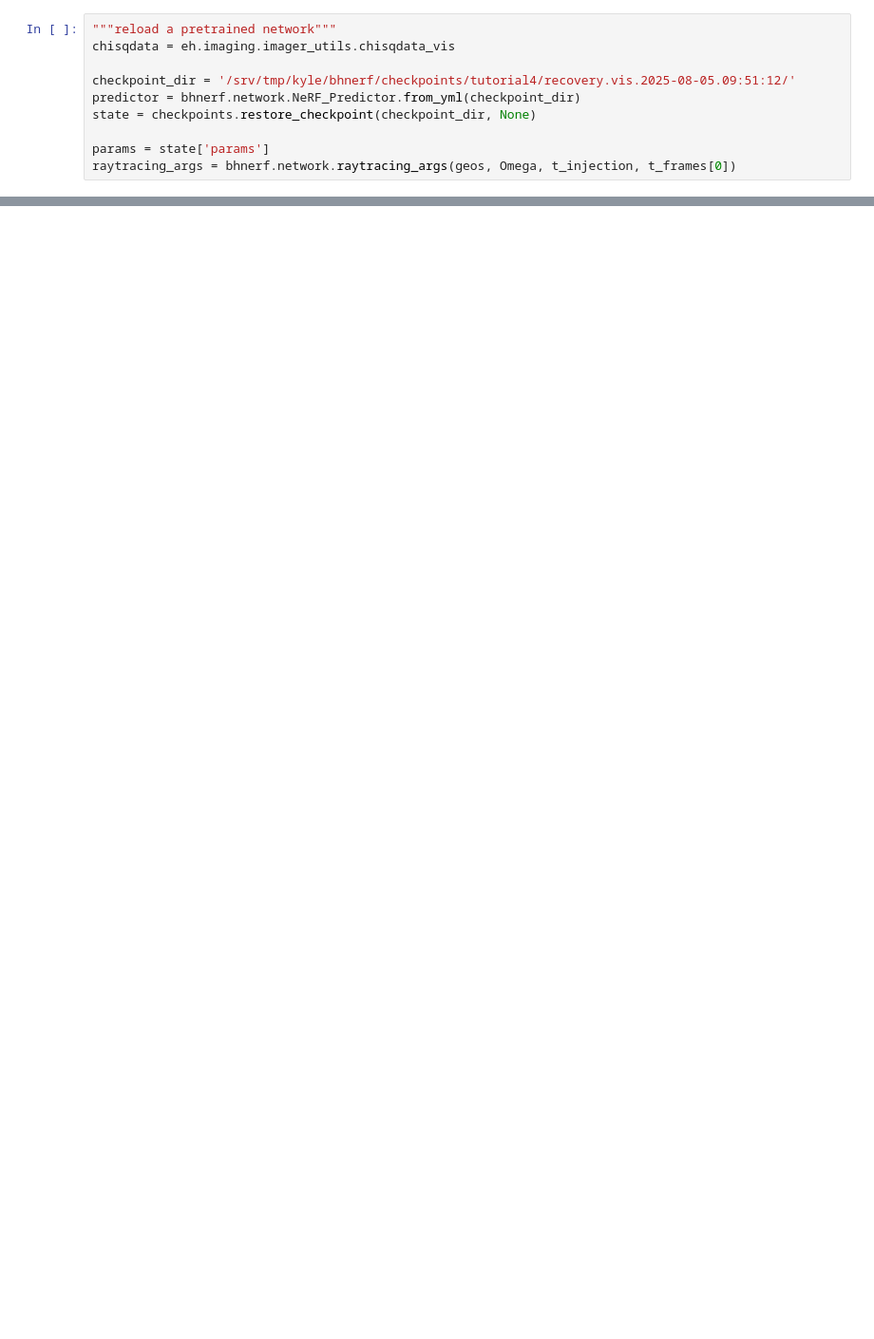
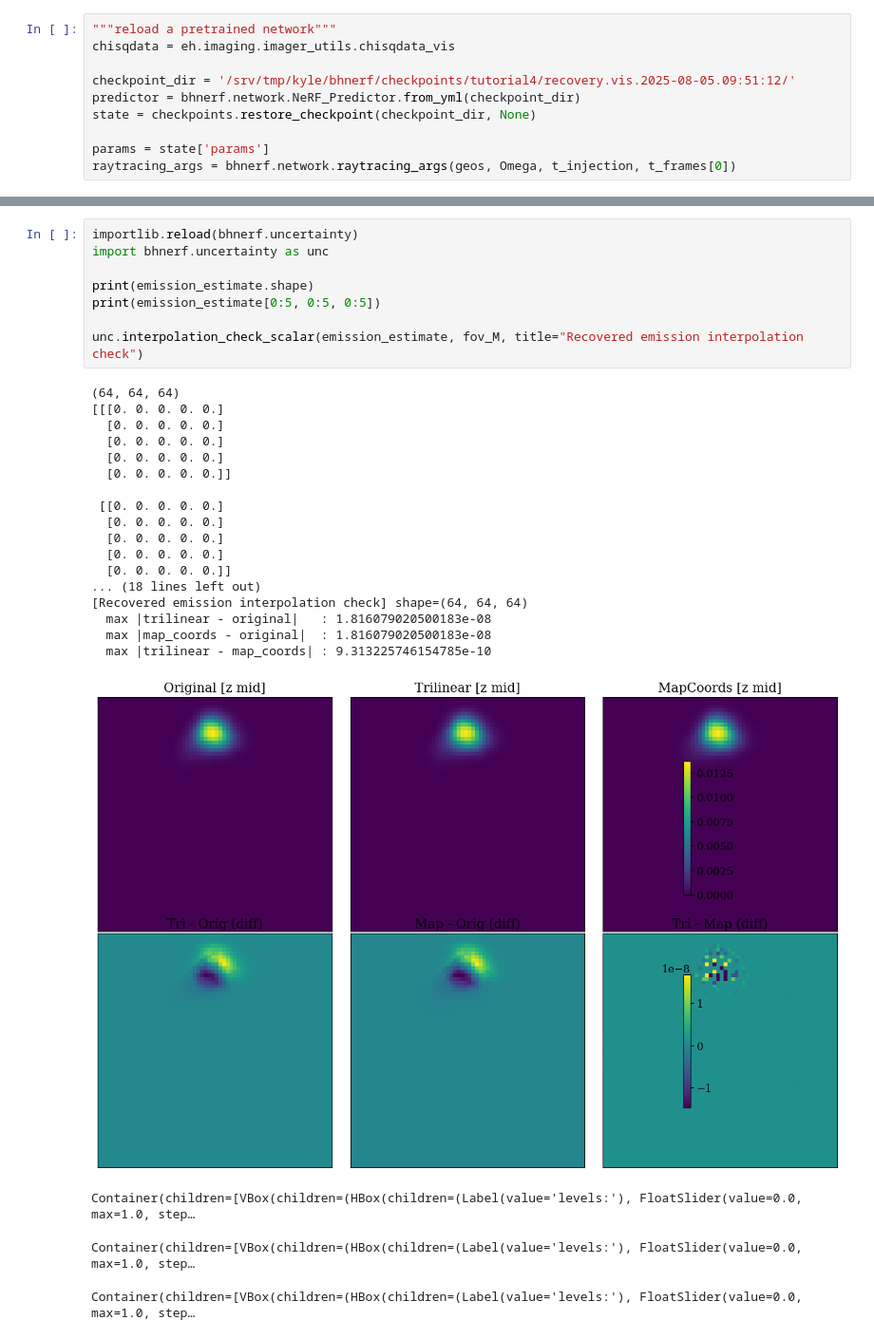
Before and after one commit to khyyle/bhnerf_uq, a Jupyter notebook: tutorials/Tutorial6 - Estimate uncertainty via bayesrays.ipynb, the cells around one changed output, grey strips where cells are left out. Shown at 95% size. Drawn from its saved outputs; the diff is of its cells as text; blank space fills up the shorter version.

```diff
--- a/tutorials/Tutorial6 - Estimate uncertainty via bayesrays.ipynb
+++ b/tutorials/Tutorial6 - Estimate uncertainty via bayesrays.ipynb
@@ -88,0 +146,30 @@ KeyboardInterrupt:
+# %%
+importlib.reload(bhnerf.uncertainty)
+import bhnerf.uncertainty as unc
+
+print(emission_estimate.shape)
+print(emission_estimate[0:5, 0:5, 0:5])
+
+unc.interpolation_check_scalar(emission_estimate, fov_M, title="Recovered emission interpolation check")
+# %% [output]
+(64, 64, 64)
+[[[0. 0. 0. 0. 0.]
+  [0. 0. 0. 0. 0.]
+  [0. 0. 0. 0. 0.]
+  [0. 0. 0. 0. 0.]
+  [0. 0. 0. 0. 0.]]
+
+ [[0. 0. 0. 0. 0.]
+  [0. 0. 0. 0. 0.]
+  [0. 0. 0. 0. 0.]
+  [0. 0. 0. 0. 0.]
+  [0. 0. 0. 0. 0.]]
+... (18 lines left out)
+[Recovered emission interpolation check] shape=(64, 64, 64)
+  max |trilinear - original|   : 1.816079020500183e-08
+  max |map_coords - original|  : 1.816079020500183e-08
+  max |trilinear - map_coords| : 9.313225746154785e-10
+[figure, added]
+Container(children=[VBox(children=(HBox(children=(Label(value='levels:'), FloatSlider(value=0.0, max=1.0, step…
+Container(children=[VBox(children=(HBox(children=(Label(value='levels:'), FloatSlider(value=0.0, max=1.0, step…
+Container(children=[VBox(children=(HBox(children=(Label(value='levels:'), FloatSlider(value=0.0, max=1.0, step…
```
Also changed, not shown: parts of 17 cells of this notebook, 6 other files.
